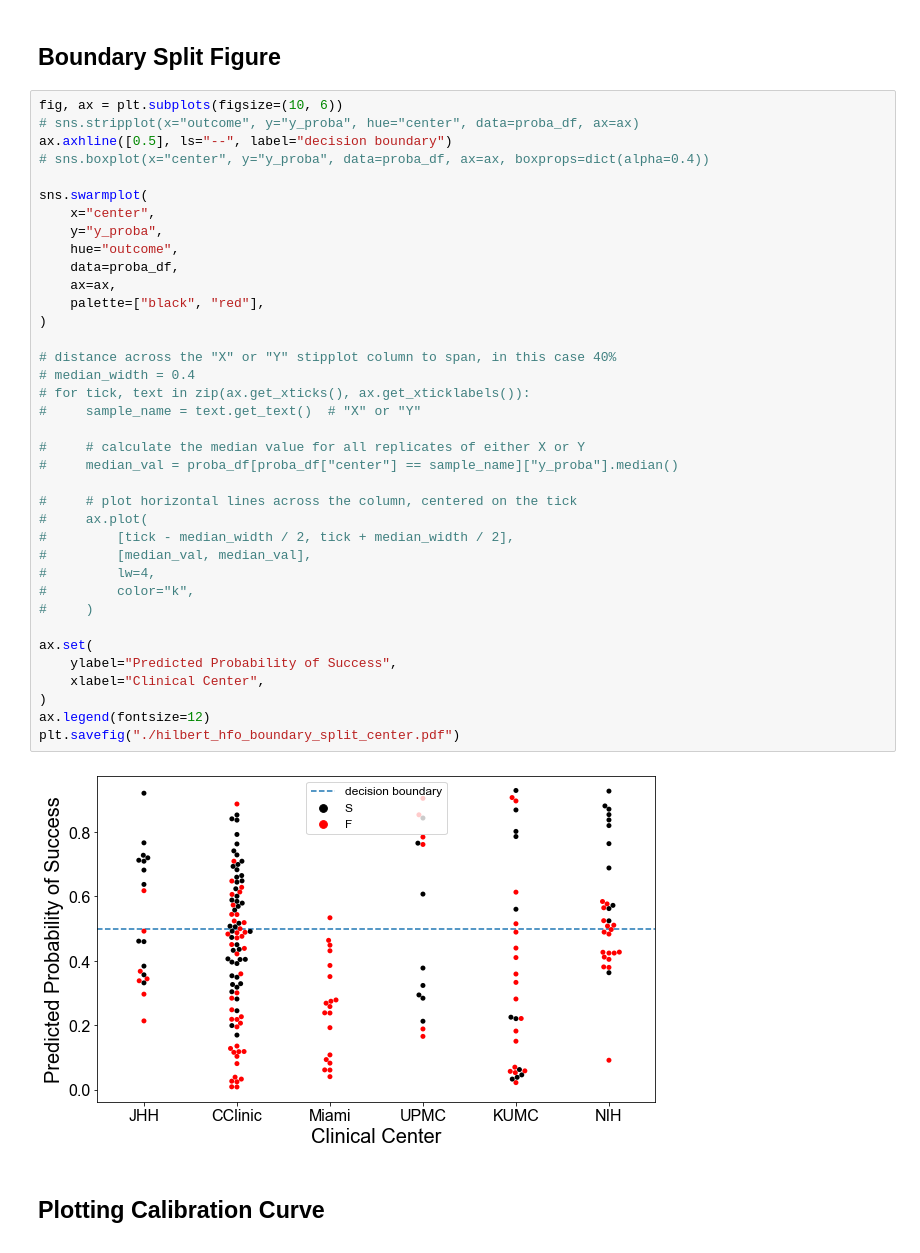
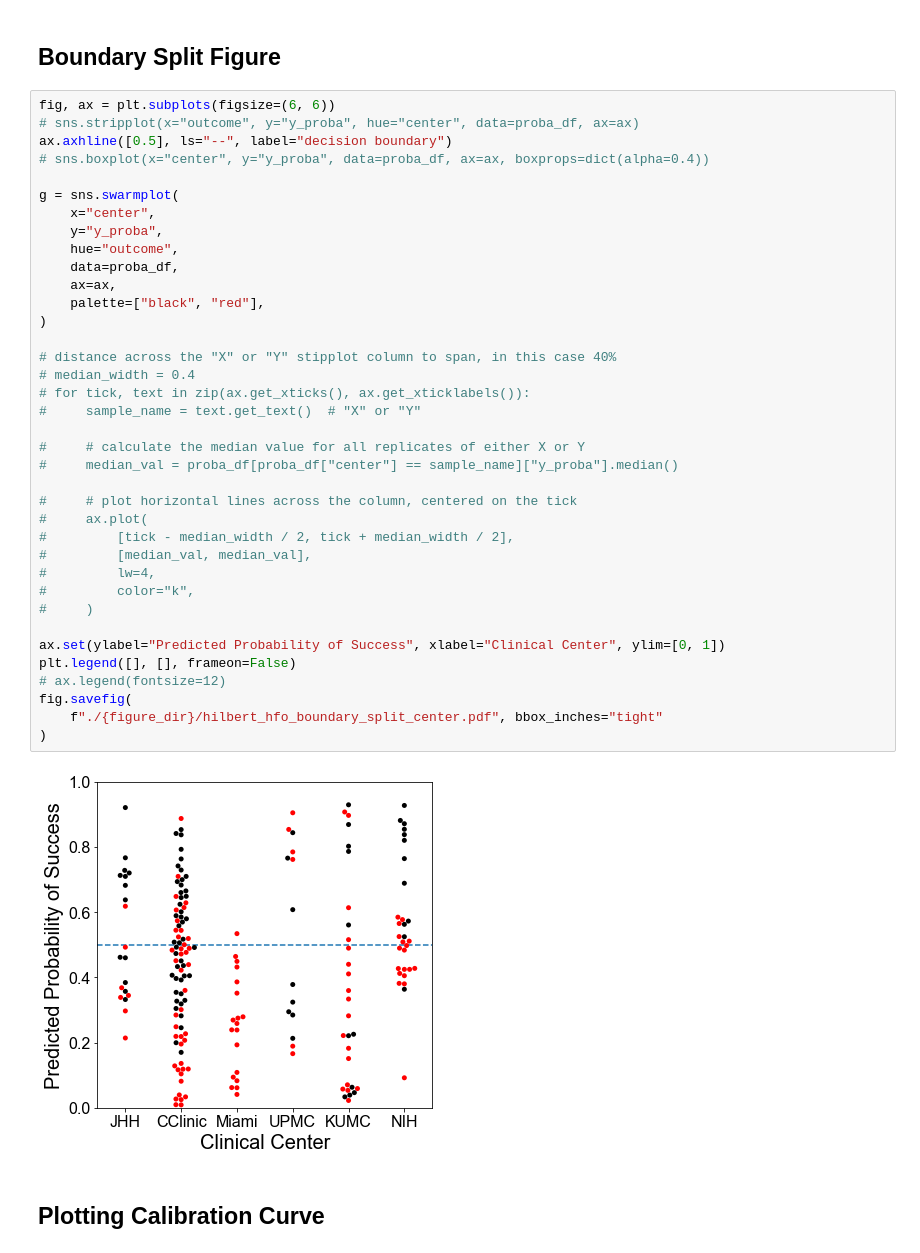
Before and after one commit to adam2392/source-sink-study, a Jupyter notebook: plot_source_sink_validation.ipynb, the cells around one changed output. Drawn from its saved outputs; the diff is of its cells as text.

Commit message:
Pushing up figures

```diff
--- a/plot_source_sink_validation.ipynb
+++ b/plot_source_sink_validation.ipynb
@@ -716,44 +729,44 @@ plt.savefig("./hilbert_hfo_y_pred_proba_ilae.pdf")
 # %% [markdown]
 ## Boundary Split Figure
 # %%
-fig, ax = plt.subplots(figsize=(10, 6))
+fig, ax = plt.subplots(figsize=(6, 6))
 # sns.stripplot(x="outcome", y="y_proba", hue="center", data=proba_df, ax=ax)
 ax.axhline([0.5], ls="--", label="decision boundary")
 # sns.boxplot(x="center", y="y_proba", data=proba_df, ax=ax, boxprops=dict(alpha=0.4))
 
-sns.swarmplot(
+g = sns.swarmplot(
     x="center",
     y="y_proba",
     hue="outcome",
     data=proba_df,
     ax=ax,
     palette=["black", "red"],
 )
 
 # distance across the "X" or "Y" stipplot column to span, in this case 40%
 # median_width = 0.4
 # for tick, text in zip(ax.get_xticks(), ax.get_xticklabels()):
 #     sample_name = text.get_text()  # "X" or "Y"
 
 #     # calculate the median value for all replicates of either X or Y
 #     median_val = proba_df[proba_df["center"] == sample_name]["y_proba"].median()
 
 #     # plot horizontal lines across the column, centered on the tick
 #     ax.plot(
 #         [tick - median_width / 2, tick + median_width / 2],
 #         [median_val, median_val],
 #         lw=4,
 #         color="k",
 #     )
 
-ax.set(
-    ylabel="Predicted Probability of Success",
-    xlabel="Clinical Center",
+ax.set(ylabel="Predicted Probability of Success", xlabel="Clinical Center", ylim=[0, 1])
+plt.legend([], [], frameon=False)
+# ax.legend(fontsize=12)
+fig.savefig(
+    f"./{figure_dir}/hilbert_hfo_boundary_split_center.pdf", bbox_inches="tight"
 )
-ax.legend(fontsize=12)
-plt.savefig("./hilbert_hfo_boundary_split_center.pdf")
 # %% [output]
-[figure, old version]
+[figure, new version]
 # %% [markdown]
 ## Plotting Calibration Curve
 # %%
```
Also changed, not shown: parts of 30 cells of this notebook, 39 other files.
